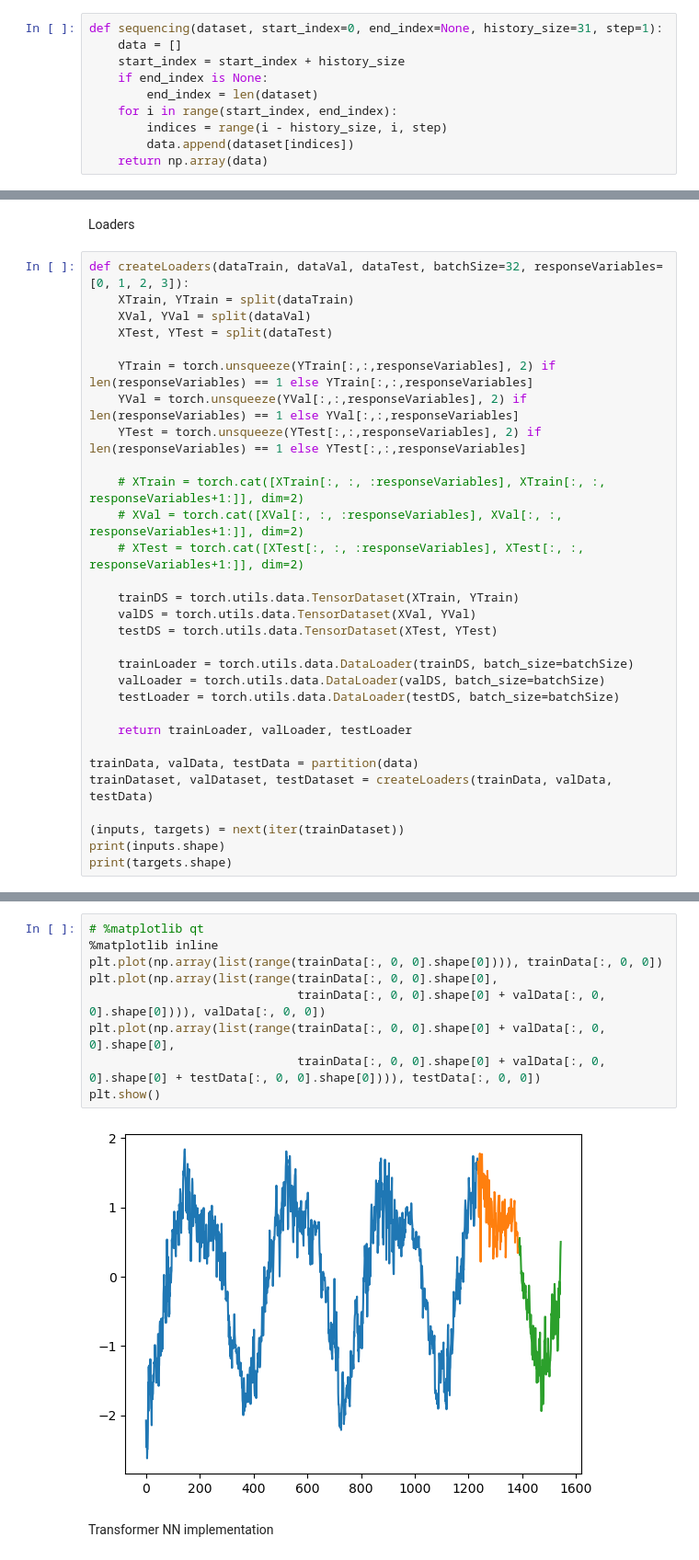
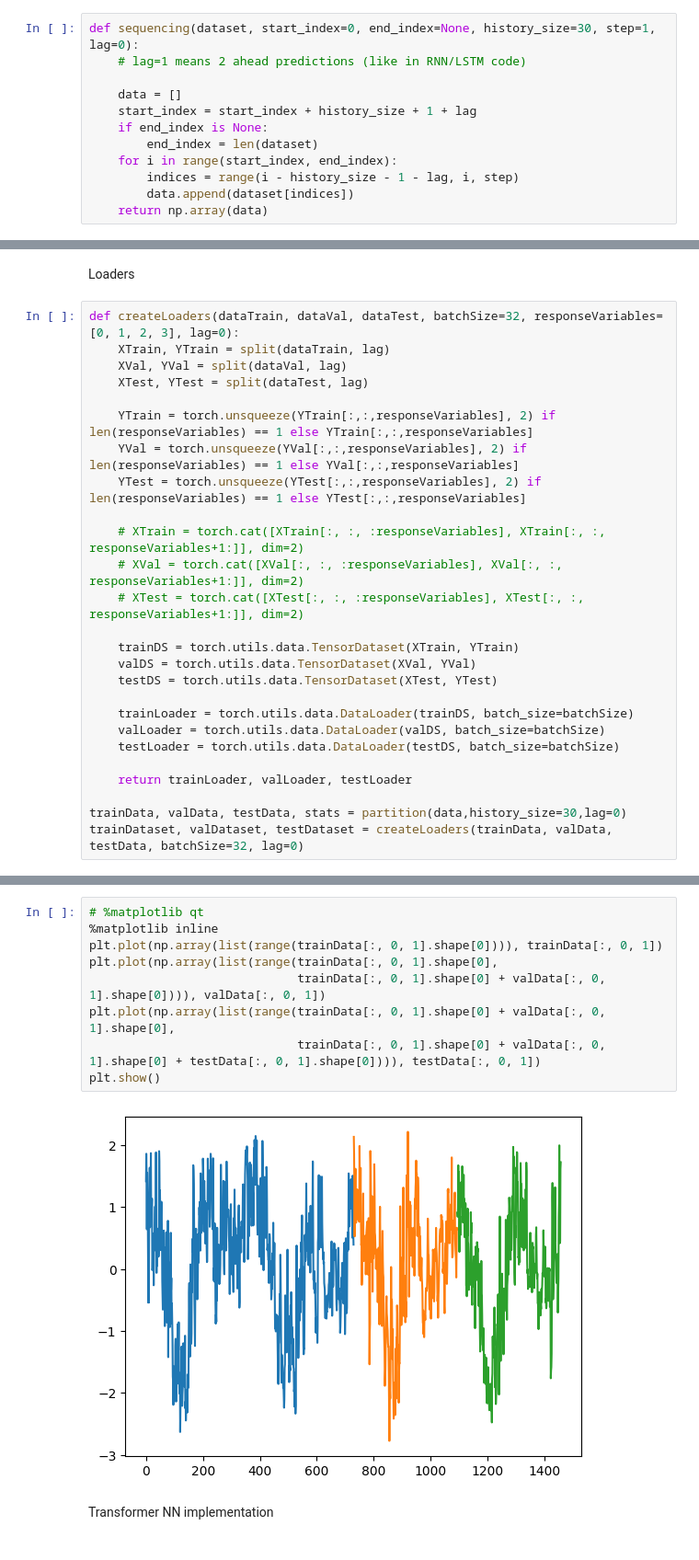
Before and after one commit to borek963/ADAML_climate_A2, a Jupyter notebook: transformerNN.ipynb, the cells around one changed output, grey strips where cells are left out. Shown: that part at 92% size. Saved outputs shown, nothing was run; the diff lists cells and outputs as text.

```diff
--- a/transformerNN.ipynb
+++ b/transformerNN.ipynb
@@ -22,13 +22,15 @@ data = df.values
 # %% [markdown]
 Function for splitting the dataset into sequences of observations of length history size.
 # %%
-def sequencing(dataset, start_index=0, end_index=None, history_size=31, step=1):
+def sequencing(dataset, start_index=0, end_index=None, history_size=30, step=1, lag=0):
+    # lag=1 means 2 ahead predictions (like in RNN/LSTM code)
+
     data = []
-    start_index = start_index + history_size
+    start_index = start_index + history_size + 1 + lag
     if end_index is None:
         end_index = len(dataset)
     for i in range(start_index, end_index):
-        indices = range(i - history_size, i, step)
+        indices = range(i - history_size - 1 - lag, i, step)
         data.append(dataset[indices])
     return np.array(data)
 # %% [markdown]
@@ -62,10 +69,10 @@ device = torch.device("cuda:0" if torch.cuda.is_available() else "cpu")
 # %% [markdown]
 Loaders
 # %%
-def createLoaders(dataTrain, dataVal, dataTest, batchSize=32, responseVariables=[0, 1, 2, 3]):
-    XTrain, YTrain = split(dataTrain)
-    XVal, YVal = split(dataVal)
-    XTest, YTest = split(dataTest)
+def createLoaders(dataTrain, dataVal, dataTest, batchSize=32, responseVariables=[0, 1, 2, 3], lag=0):
+    XTrain, YTrain = split(dataTrain, lag)
+    XVal, YVal = split(dataVal, lag)
+    XTest, YTest = split(dataTest, lag)
 
     YTrain = torch.unsqueeze(YTrain[:,:,responseVariables], 2) if len(responseVariables) == 1 else YTrain[:,:,responseVariables]
     YVal = torch.unsqueeze(YVal[:,:,responseVariables], 2) if len(responseVariables) == 1 else YVal[:,:,responseVariables]
@@ -85,9 +92,5 @@ def createLoaders(dataTrain, dataVal, dataTest, batchSize=32, responseVariables=
 
     return trainLoader, valLoader, testLoader
 
-trainData, valData, testData = partition(data)
-trainDataset, valDataset, testDataset = createLoaders(trainData, valData, testData)
-
-(inputs, targets) = next(iter(trainDataset))
-print(inputs.shape)
-print(targets.shape)
+trainData, valData, testData, stats = partition(data,history_size=30,lag=0)
+trainDataset, valDataset, testDataset = createLoaders(trainData, valData, testData, batchSize=32, lag=0)
@@ -97,14 +97,14 @@ torch.Size([32, 30, 4])
 # %%
 # %matplotlib qt
 %matplotlib inline
-plt.plot(np.array(list(range(trainData[:, 0, 0].shape[0]))), trainData[:, 0, 0])
-plt.plot(np.array(list(range(trainData[:, 0, 0].shape[0],
-                             trainData[:, 0, 0].shape[0] + valData[:, 0, 0].shape[0]))), valData[:, 0, 0])
-plt.plot(np.array(list(range(trainData[:, 0, 0].shape[0] + valData[:, 0, 0].shape[0],
-                             trainData[:, 0, 0].shape[0] + valData[:, 0, 0].shape[0] + testData[:, 0, 0].shape[0]))), testData[:, 0, 0])
+plt.plot(np.array(list(range(trainData[:, 0, 1].shape[0]))), trainData[:, 0, 1])
+plt.plot(np.array(list(range(trainData[:, 0, 1].shape[0],
+                             trainData[:, 0, 1].shape[0] + valData[:, 0, 1].shape[0]))), valData[:, 0, 1])
+plt.plot(np.array(list(range(trainData[:, 0, 1].shape[0] + valData[:, 0, 1].shape[0],
+                             trainData[:, 0, 1].shape[0] + valData[:, 0, 1].shape[0] + testData[:, 0, 1].shape[0]))), testData[:, 0, 1])
 plt.show()
 # %% [output]
-[figure, old version]
+[figure, new version]
 # %% [markdown]
 Transformer NN implementation
 # %%
```
Also changed, not shown: parts of 14 cells of this notebook.
